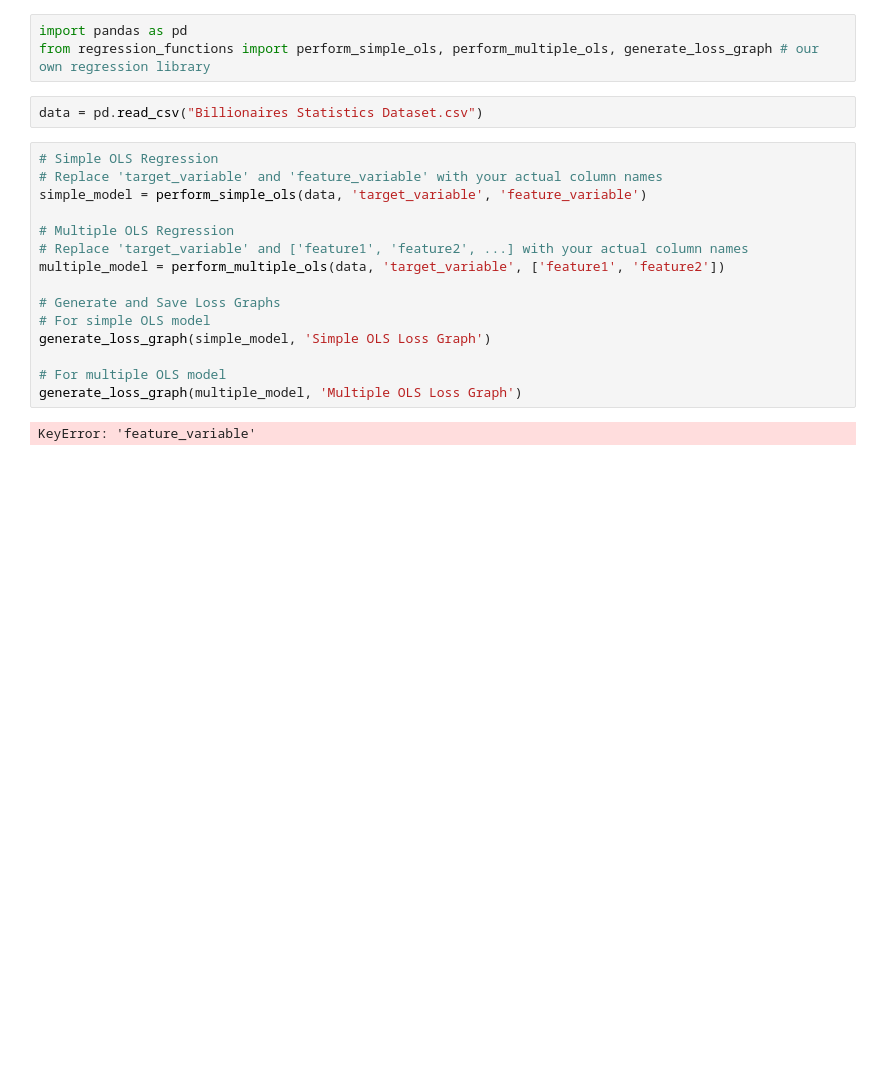
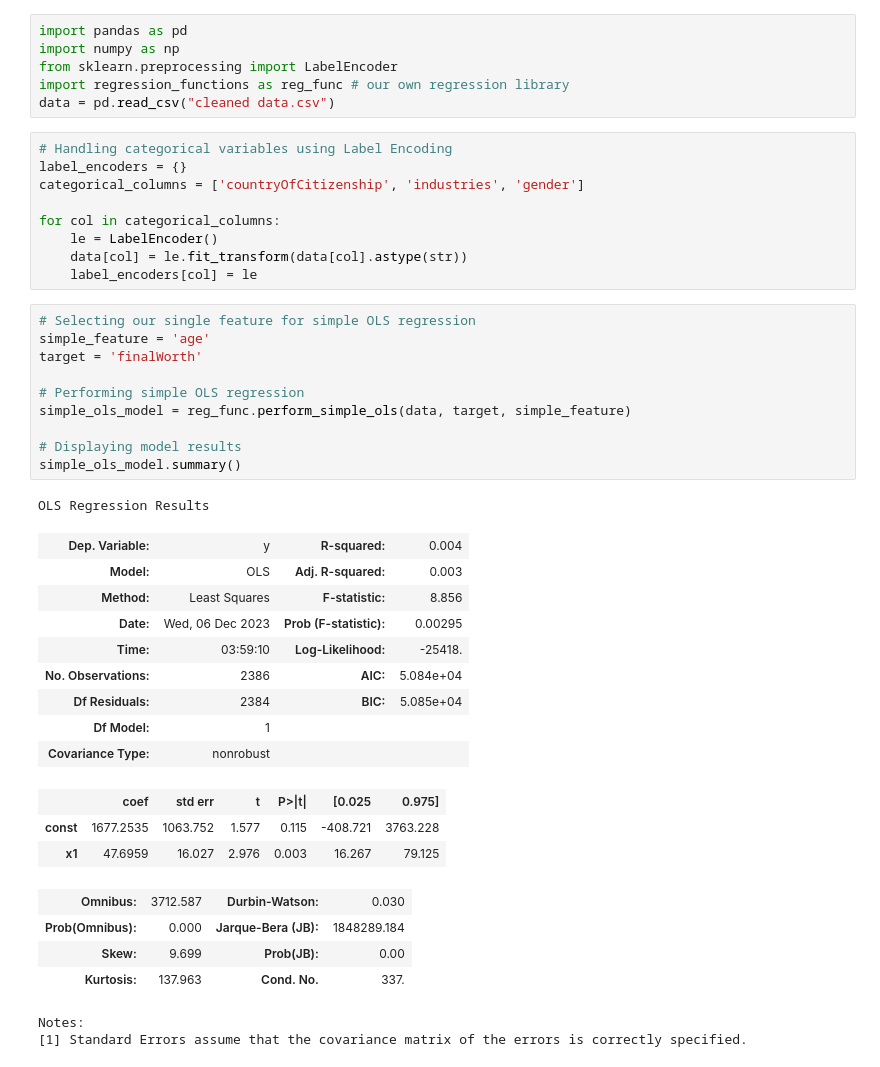
Before and after one commit to Archertakesitez/1007_project_goodgoodstudy, a Jupyter notebook: Modeling.ipynb, the cells around one changed output. Drawn from its saved outputs; the diff is of its cells as text; blank space fills up the shorter version.

```diff
--- a/Modeling.ipynb
+++ b/Modeling.ipynb
@@ -1,22 +1,45 @@
-# %%
-import pandas as pd
-from regression_functions import perform_simple_ols, perform_multiple_ols, generate_loss_graph # our own regression library
 # %%
-data = pd.read_csv("Billionaires Statistics Dataset.csv")
+import pandas as pd
+import numpy as np
+from sklearn.preprocessing import LabelEncoder
+import regression_functions as reg_func # our own regression library
+data = pd.read_csv("cleaned data.csv")
 # %%
-# Simple OLS Regression
-# Replace 'target_variable' and 'feature_variable' with your actual column names
-simple_model = perform_simple_ols(data, 'target_variable', 'feature_variable')
+# Handling categorical variables using Label Encoding
+label_encoders = {}
+categorical_columns = ['countryOfCitizenship', 'industries', 'gender']
 
-# Multiple OLS Regression
-# Replace 'target_variable' and ['feature1', 'feature2', ...] with your actual column names
-multiple_model = perform_multiple_ols(data, 'target_variable', ['feature1', 'feature2'])
-
-# Generate and Save Loss Graphs
-# For simple OLS model
-generate_loss_graph(simple_model, 'Simple OLS Loss Graph')
-
-# For multiple OLS model
-generate_loss_graph(multiple_model, 'Multiple OLS Loss Graph')
+for col in categorical_columns:
+    le = LabelEncoder()
+    data[col] = le.fit_transform(data[col].astype(str))
+    label_encoders[col] = le
-# %% [output]
-KeyError: 'feature_variable'
+# %%
+# Selecting our single feature for simple OLS regression
+simple_feature = 'age'
+target = 'finalWorth'
+
+# Performing simple OLS regression
+simple_ols_model = reg_func.perform_simple_ols(data, target, simple_feature)
+
+# Displaying model results
+simple_ols_model.summary()
+# %% [output]
+OLS Regression Results
+| Dep. Variable: | y | R-squared: | 0.004 |
+| Model: | OLS | Adj. R-squared: | 0.003 |
+| Method: | Least Squares | F-statistic: | 8.856 |
+| Date: | Wed, 06 Dec 2023 | Prob (F-statistic): | 0.00295 |
+| Time: | 03:59:10 | Log-Likelihood: | -25418. |
+| No. Observations: | 2386 | AIC: | 5.084e+04 |
+| Df Residuals: | 2384 | BIC: | 5.085e+04 |
+| Df Model: | 1 |  |  |
+| Covariance Type: | nonrobust |  |  |
+|  | coef | std err | t | P>|t| | [0.025 | 0.975] |
+| const | 1677.2535 | 1063.752 | 1.577 | 0.115 | -408.721 | 3763.228 |
+| x1 | 47.6959 | 16.027 | 2.976 | 0.003 | 16.267 | 79.125 |
+| Omnibus: | 3712.587 | Durbin-Watson: | 0.030 |
+| Prob(Omnibus): | 0.000 | Jarque-Bera (JB): | 1848289.184 |
+| Skew: | 9.699 | Prob(JB): | 0.00 |
+| Kurtosis: | 137.963 | Cond. No. | 337. |
+Notes:
+[1] Standard Errors assume that the covariance matrix of the errors is correctly specified.
```
Also changed, not shown: parts of 3 cells of this notebook, 5 other files.
